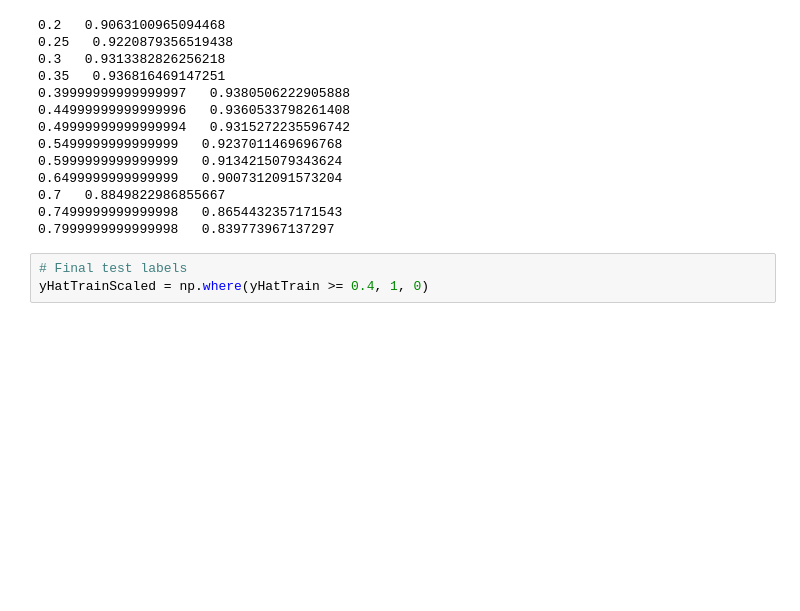
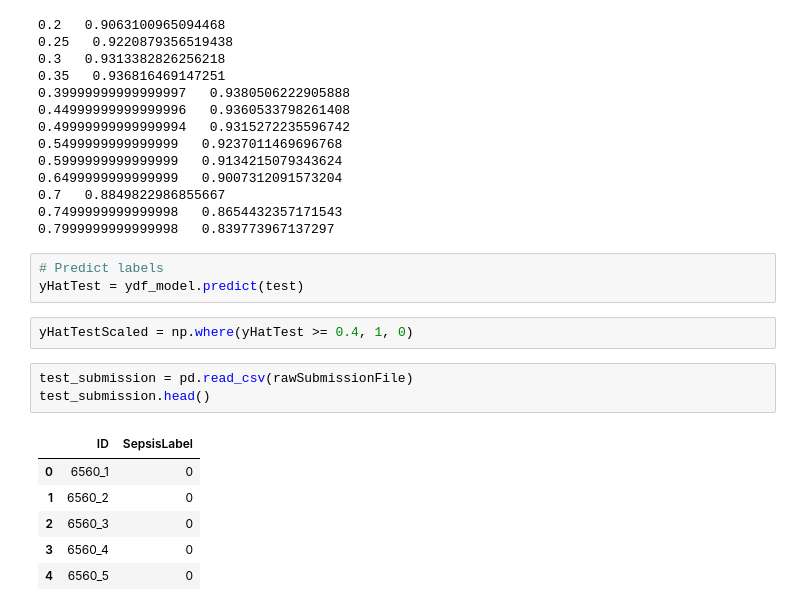
Before and after one commit to alanklin/BC-Fall2024-CaseCompetition-Team2, a Jupyter notebook: Code/Model_File.ipynb, the cells around one changed output. Drawn from its saved outputs; the diff is of its cells as text; blank space fills up the shorter version.

```diff
--- a/Code/Model_File.ipynb
+++ b/Code/Model_File.ipynb
@@ -138,6 +152,18 @@ for i in np.arange(0.2, 0.8, 0.05):
 0.7   0.8849822986855667
 0.7499999999999998   0.8654432357171543
 0.7999999999999998   0.839773967137297
+# %%
+# Predict labels
+yHatTest = ydf_model.predict(test)
 # %%
-# Final test labels
-yHatTrainScaled = np.where(yHatTrain >= 0.4, 1, 0)
+yHatTestScaled = np.where(yHatTest >= 0.4, 1, 0)
+# %%
+test_submission = pd.read_csv(rawSubmissionFile)
+test_submission.head()
+# %% [output]
+|  | ID | SepsisLabel |
+| 0 | 6560_1 | 0 |
+| 1 | 6560_2 | 0 |
+| 2 | 6560_3 | 0 |
+| 3 | 6560_4 | 0 |
+| 4 | 6560_5 | 0 |
```
Also changed, not shown: parts of 4 cells of this notebook, 4 other files.
